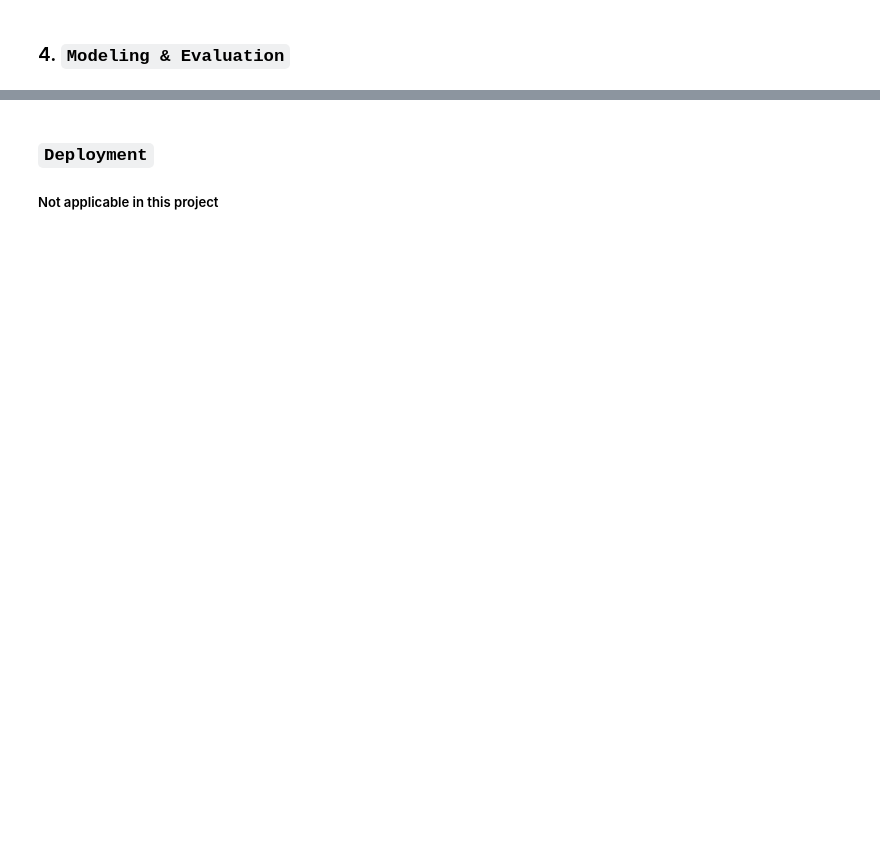
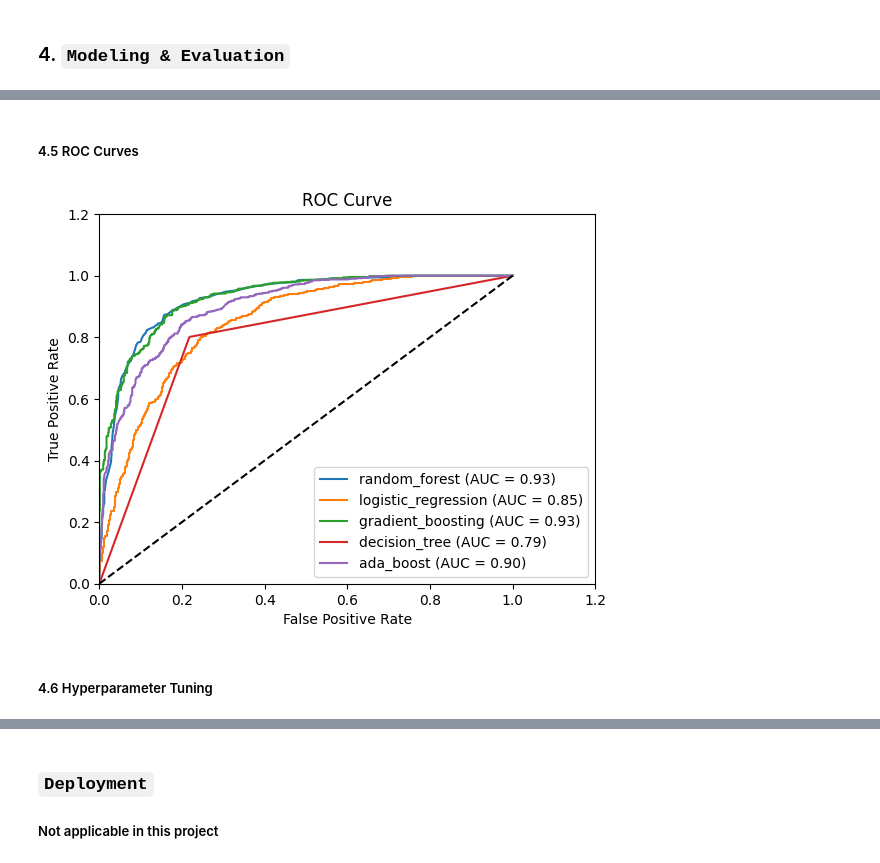
Before and after one commit to BamBamOguns/Customer-Churn-Prediction-Vodafone-Corporation-, a Jupyter notebook: notebooks/main.ipynb, the cells around one changed output, grey strips where cells are left out. Saved outputs shown, nothing was run; the diff lists cells and outputs as text; code cells hidden in the pictures; blank space fills up the shorter version.

```diff
--- a/notebooks/main.ipynb
+++ b/notebooks/main.ipynb
@@ -1144,6 +1158,6 @@ X.head()
 | 3 | Male | 0 | No | No | 45 | No | No | DSL | ... |
 | 4 | Female | 0 | No | No | 2 | Yes | No | Fiber optic | ... |
 # %%
-y = voda_train['Churn']
+y = voda_train['Churn'].apply(lambda x: 1 if x == 'Yes' else 0)
 y.head()
 # %% [output]
@@ -1273,5 +1245,0 @@ ColumnTransformer(transformers=[('num',
-# %%
-# Encode Label/Target
-le = LabelEncoder()
-y_train = le.fit_transform(y_train)
-y_eval = le.transform(y_eval)
@@ -1339,0 +1397,25 @@ AdaBoostClassifier does not accept missing values encoded as NaN natively. For s
+# %% [markdown]
+##### 4.5 ROC Curves
+# %%
+# ROC curve for each model
+import matplotlib.pyplot as plt  # Assuming plt is already imported
+
+for model_name, grid_search in grid_searches.items():
+    if evaluation_results[model_name]['auc'] is not None:
+        fpr, tpr, _ = roc_curve(y_test, grid_search.predict_proba(X_test)[:, 1])
+        plt.plot(fpr, tpr, label = f"{model_name} (AUC = {evaluation_results[model_name]['auc']:.2f})")
+
+plt.plot([0, 1], [0, 1], 'k--')  # Dashed black line for reference
+plt.xlabel('False Positive Rate')
+plt.ylabel('True Positive Rate')
+plt.title('ROC Curve')
+plt.legend(loc = 'lower right')  # Add legend to show labels for each curve
+
+# Additional customization (optional)
+plt.xlim([0.0, 1.2])  # Set x-axis limits from 0 to 1.2
+plt.ylim([0.0, 1.2])  # Set y-axis limits from 0 to 1.2
+plt.show()
+# %% [output]
+[figure, added]
+# %% [markdown]
+##### 4.6 Hyperparameter Tuning
```
Also changed, not shown: parts of 61 cells of this notebook, 4 other files.
